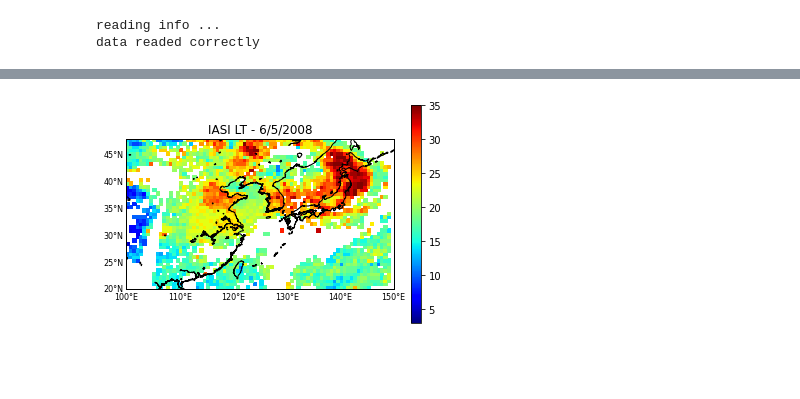
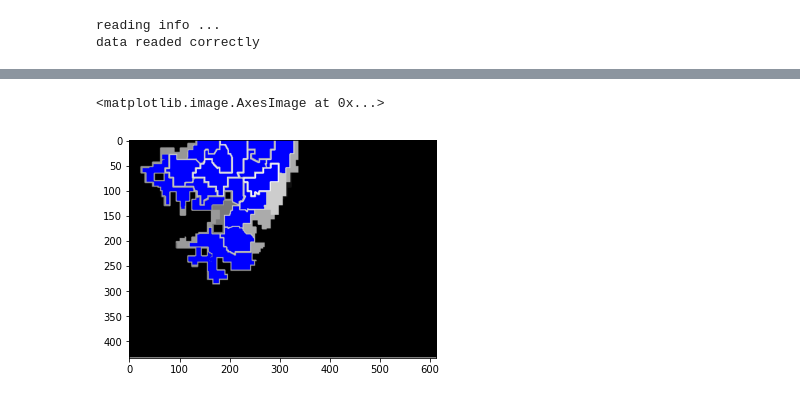
Before and after one commit to kmiloarguello/ozone-pollution, a Jupyter notebook: main.ipynb, the cells around one changed output, grey strips where cells are left out. Cells and saved outputs as stored; diff of their text form; code cells hidden in the pictures; blank space fills up the shorter version.

```diff
--- a/main.ipynb
+++ b/main.ipynb
@@ -919,4 +974,16 @@ filename /content/drive/MyDrive/StageUParis/DATA/LABELS/LT-20080506.png
-# %%
-imageLT.plot_original_image()
-# %% [output]
-[figure, removed]
+# %%
+img = io.imread("testca.png")
+img = cv2.cvtColor(img, cv2.COLOR_BGR2RGB)
+
+mser = cv2.MSER_create(1, 100, 20000, .25, 1., 1000, 1.001, 0.003, 5)
+reg2, _ = mser.detectRegions(img)
+reg2 = sorted(reg2, key=cv2.contourArea, reverse=True)
+
+for p in reg2[:]:
+  for k in p:
+    cv2.circle(img, (k[0],k[1]), radius=0, color=(0, 0, 255), thickness=-1)
+
+plt.imshow(img)
+# %% [output]
+<matplotlib.image.AxesImage at 0x...>
+[figure, added]
```
Also changed, not shown: parts of 11 cells of this notebook.
